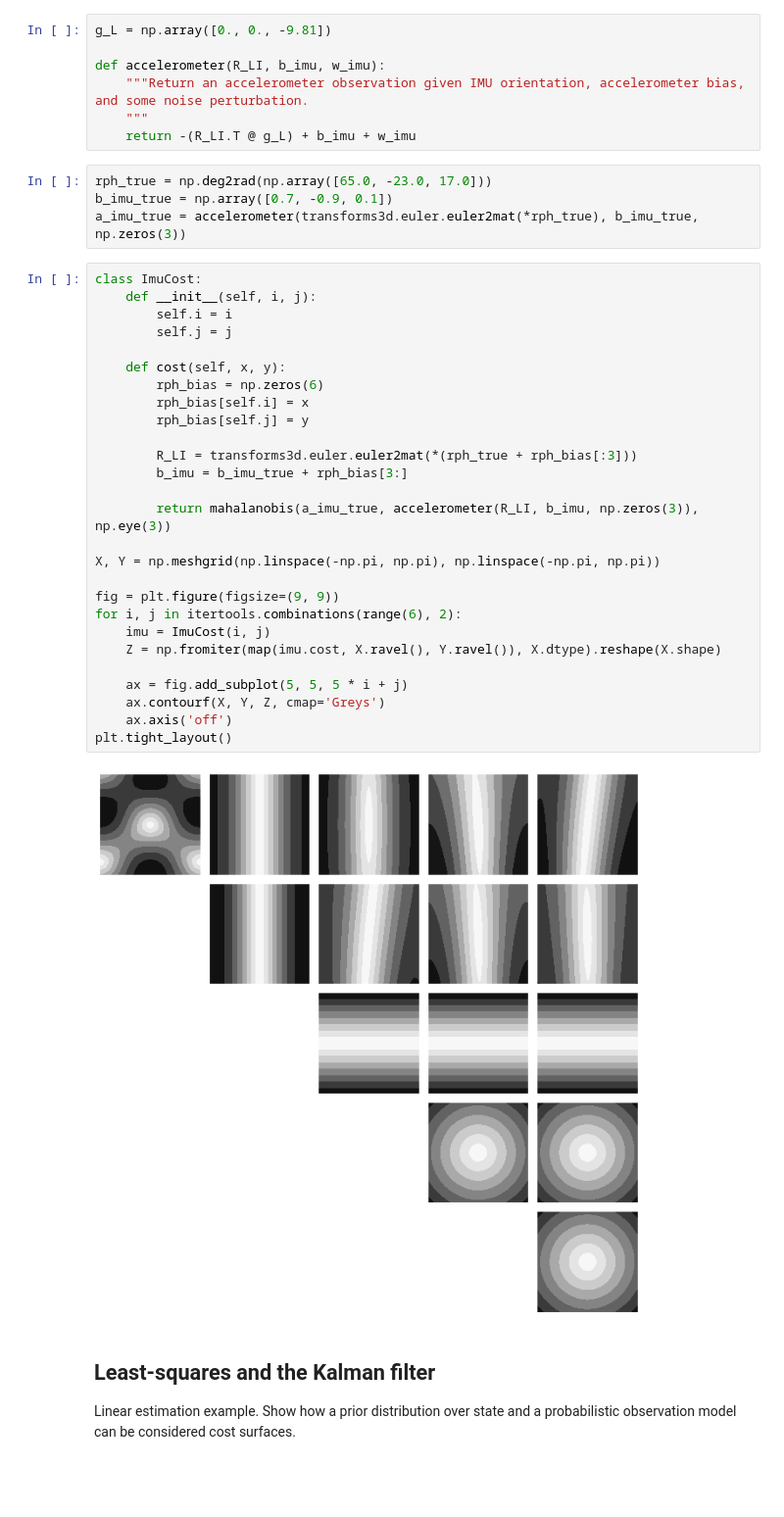
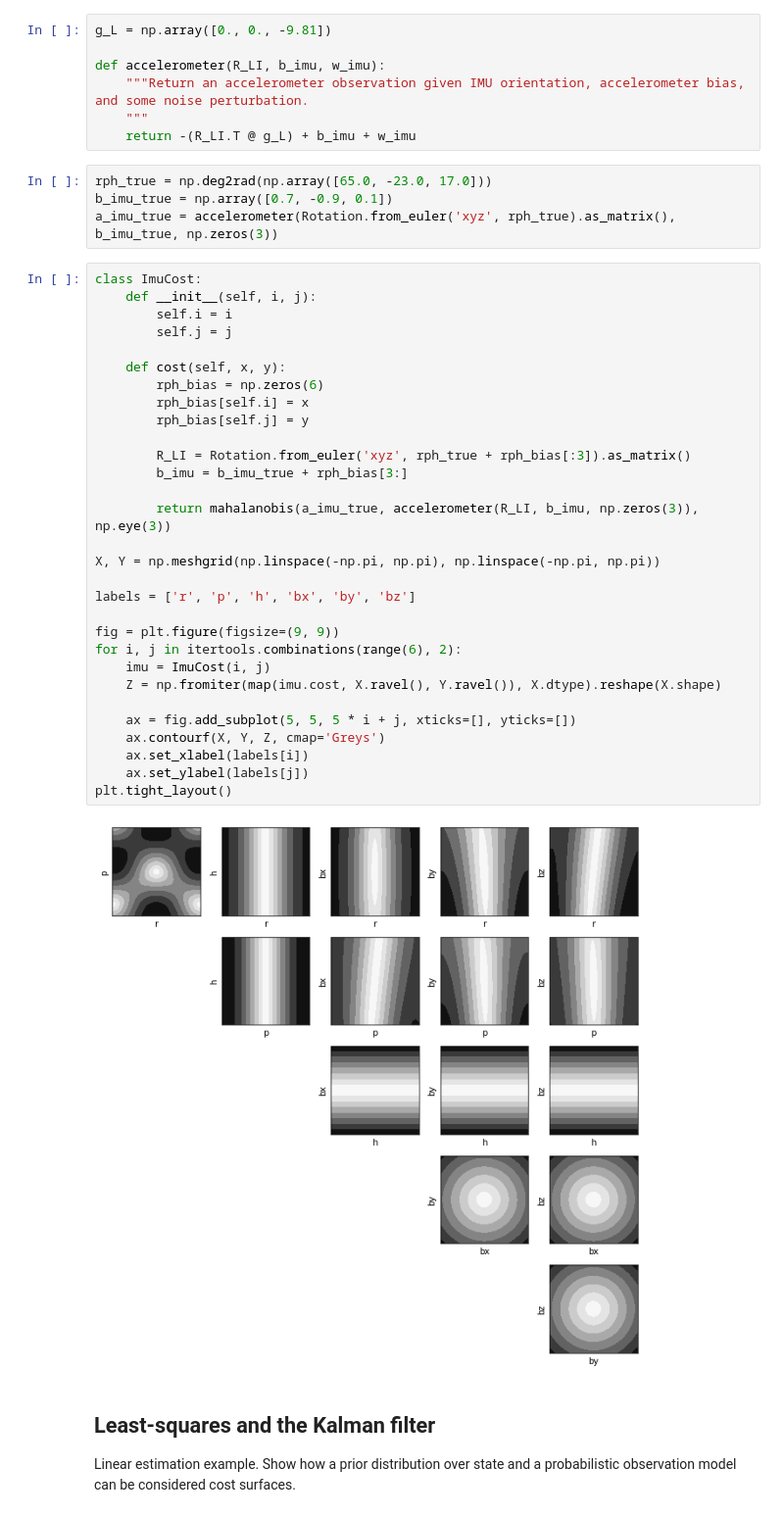
Before and after one commit to jmwalls/odometry, a Jupyter notebook: estimator.ipynb, the cells around one changed output. Shown: that part at 98% size. Saved outputs shown, nothing was run; the diff lists cells and outputs as text; blank space fills up the shorter version.

```diff
--- a/estimator.ipynb
+++ b/estimator.ipynb
@@ -30,36 +30,39 @@ def accelerometer(R_LI, b_imu, w_imu):
 # %%
 rph_true = np.deg2rad(np.array([65.0, -23.0, 17.0]))
 b_imu_true = np.array([0.7, -0.9, 0.1])
-a_imu_true = accelerometer(transforms3d.euler.euler2mat(*rph_true), b_imu_true, np.zeros(3))
+a_imu_true = accelerometer(Rotation.from_euler('xyz', rph_true).as_matrix(), b_imu_true, np.zeros(3))
 # %%
 class ImuCost:
     def __init__(self, i, j):
         self.i = i
         self.j = j
 
     def cost(self, x, y):
         rph_bias = np.zeros(6)
         rph_bias[self.i] = x
         rph_bias[self.j] = y
 
-        R_LI = transforms3d.euler.euler2mat(*(rph_true + rph_bias[:3]))
+        R_LI = Rotation.from_euler('xyz', rph_true + rph_bias[:3]).as_matrix()
         b_imu = b_imu_true + rph_bias[3:]
 
         return mahalanobis(a_imu_true, accelerometer(R_LI, b_imu, np.zeros(3)), np.eye(3))
 
 X, Y = np.meshgrid(np.linspace(-np.pi, np.pi), np.linspace(-np.pi, np.pi))
 
+labels = ['r', 'p', 'h', 'bx', 'by', 'bz']
+
 fig = plt.figure(figsize=(9, 9))
 for i, j in itertools.combinations(range(6), 2):
     imu = ImuCost(i, j)
     Z = np.fromiter(map(imu.cost, X.ravel(), Y.ravel()), X.dtype).reshape(X.shape)
 
-    ax = fig.add_subplot(5, 5, 5 * i + j)
+    ax = fig.add_subplot(5, 5, 5 * i + j, xticks=[], yticks=[])
     ax.contourf(X, Y, Z, cmap='Greys')
-    ax.axis('off')
+    ax.set_xlabel(labels[i])
+    ax.set_ylabel(labels[j])
 plt.tight_layout()
 # %% [output]
-[figure, old version]
+[figure, new version]
 # %% [markdown]
 ## Least-squares and the Kalman filter
 
```
Also changed, not shown: parts of 1 cell of this notebook, 6 other files.
